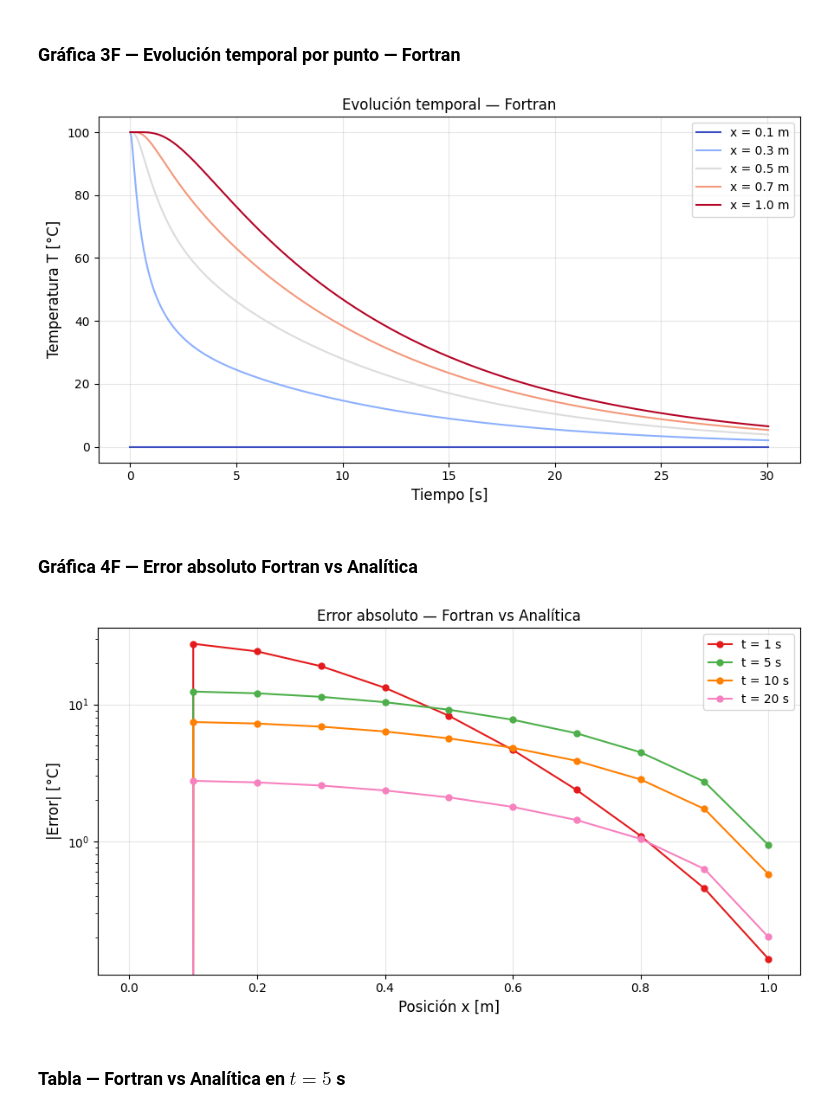
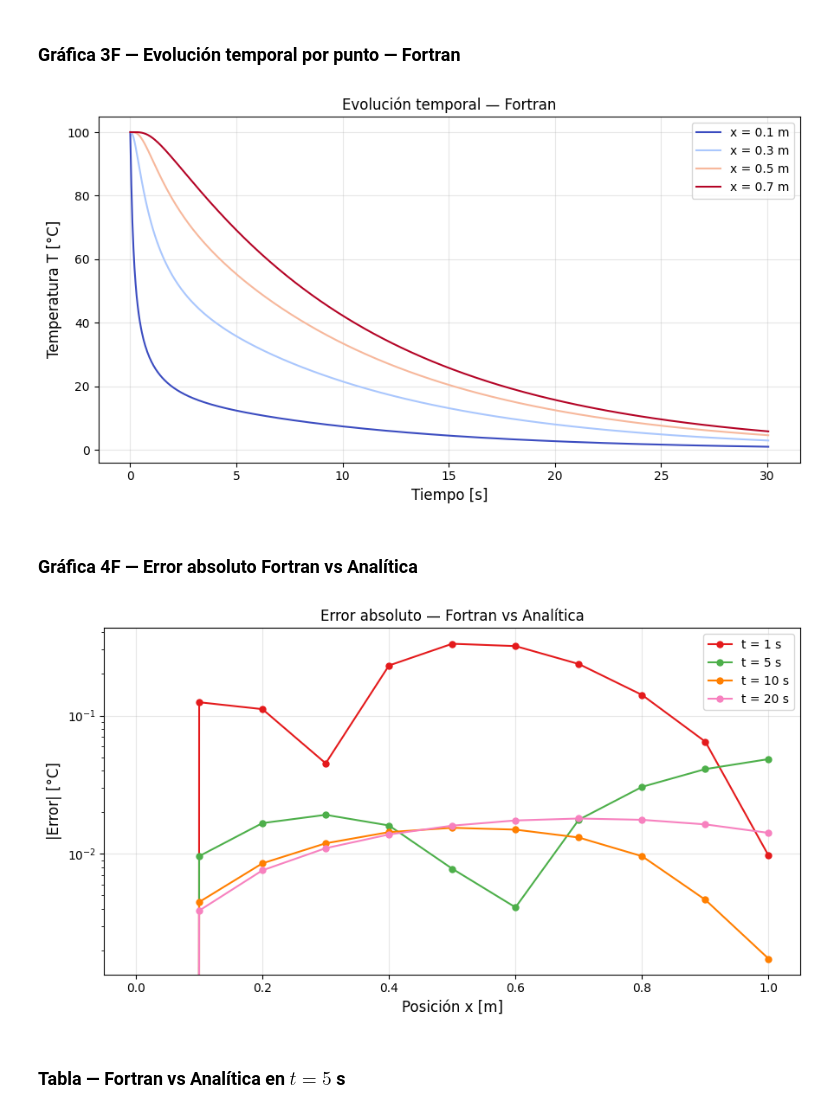
Before and after one commit to campereza043/MFC2026, a Jupyter notebook: Parcial1/Gráficas.ipynb, the cells around one changed output. Cells and saved outputs as stored; diff of their text form; code cells hidden in the pictures.

Commit message:
Correccion fortran

```diff
--- a/Parcial1/Gráficas.ipynb
+++ b/Parcial1/Gráficas.ipynb
@@ -276,25 +281,26 @@ plt.show()
 tiempos_plot = [0, 1, 2, 5, 10, 20, 30]
 colores      = cm.viridis(np.linspace(0, 1, len(tiempos_plot)))
 
+x_f = np.linspace(0, L, N + 1)   # 11 puntos: 0.0, 0.1, ..., 1.0
+
 fig, ax = plt.subplots(figsize=(9, 5))
 
 for tp, color in zip(tiempos_plot, colores):
-    idx = np.argmin(np.abs(t_f - tp))
+    idx    = np.argmin(np.abs(t_f - tp))
+    T_fila = np.concatenate([T_f[idx], [T_fd[idx]]])  # 10 puntos + frontera = 11
 
-    # Fortran  (incluir T1=0 en x=0)
-    T_fila = np.concatenate([[0.0], T_f[idx]])
-    ax.plot(x, T_fila, '-o', color=color, markersize=4, label=f't = {tp} s')
+    ax.plot(x_f, T_fila, '-o', color=color, markersize=4, label=f't = {tp} s')
 
-    # Analítica
     if tp > 0:
-        ax.plot(x, T_analitica(x, tp), '--', color=color, alpha=0.6)
+        ax.plot(x_f, T_analitica(x_f, tp), '--', color=color, alpha=0.6)
 
 ax.set_xlabel('Posición x [m]', fontsize=12)
 ax.set_ylabel('Temperatura T [°C]', fontsize=12)
 ax.set_title('Perfiles — Fortran (círculos) vs Analítica (punteada)', fontsize=12)
 ax.legend(loc='upper right', fontsize=9)
 ax.grid(True, alpha=0.3)
-ax.set_xlim(0, L);  ax.set_ylim(-5, 105)
+ax.set_xlim(0, L)
+ax.set_ylim(-5, 105)
 plt.tight_layout()
 plt.show()
 # %% [output]
@@ -302,14 +308,16 @@ plt.show()
 # %% [markdown]
 ### Gráfica 3F — Evolución temporal por punto — Fortran
 # %%
-puntos_f = [0, 2, 4, 6, 9]    # índices columnas de T_f
+puntos_f = [1, 3, 5, 7]    # índices columnas de T_f
 colores  = cm.coolwarm(np.linspace(0, 1, len(puntos_f)))
+
+x_f = np.linspace(0, L, N + 1)   # 11 puntos: 0.0, 0.1, ..., 1.0
 
 fig, ax = plt.subplots(figsize=(9, 5))
 
 for idx_x, color in zip(puntos_f, colores):
     ax.plot(t_f, T_f[:, idx_x], color=color,
-            label=f'x = {x[idx_x+1]:.1f} m')
+            label=f'x = {x_f[idx_x]:.1f} m')
 
 ax.set_xlabel('Tiempo [s]', fontsize=12)
 ax.set_ylabel('Temperatura T [°C]', fontsize=12)
@@ -319,31 +327,34 @@ ax.grid(True, alpha=0.3)
 plt.tight_layout()
 plt.show()
 # %% [output]
-[figure, old version]
+[figure, new version]
 # %% [markdown]
 ### Gráfica 4F — Error absoluto Fortran vs Analítica
 # %%
 tiempos_error = [1, 5, 10, 20]
 colores       = cm.Set1(np.linspace(0, 0.8, len(tiempos_error)))
+
+x_f = np.linspace(0, L, N + 1)   # 11 puntos: 0.0, 0.1, ..., 1.0
 
 fig, ax = plt.subplots(figsize=(9, 5))
 
 for tp, color in zip(tiempos_error, colores):
     idx    = np.argmin(np.abs(t_f - tp))
-    T_fila = np.concatenate([[0.0], T_f[idx]])   # agregar T1=0
-    err    = np.abs(T_fila - T_analitica(x, tp))
-    ax.plot(x, err, '-o', color=color, markersize=5, label=f't = {tp} s')
+    T_fila = np.concatenate([T_f[idx], [T_fd[idx]]])  # 10 puntos + frontera = 11
+    err    = np.abs(T_fila - T_analitica(x_f, tp))
+
+    ax.plot(x_f, err, '-o', color=color, markersize=5, label=f't = {tp} s')
 
 ax.set_xlabel('Posición x [m]', fontsize=12)
 ax.set_ylabel('|Error| [°C]', fontsize=12)
 ax.set_title('Error absoluto — Fortran vs Analítica', fontsize=12)
 ax.legend(fontsize=10)
 ax.set_yscale('log')
 ax.grid(True, alpha=0.3)
 plt.tight_layout()
 plt.show()
 # %% [output]
-[figure, old version]
+[figure, new version]
 # %% [markdown]
 ### Tabla — Fortran vs Analítica en $t = 5$ s
 # %%
```
Also changed, not shown: parts of 2 cells of this notebook.
